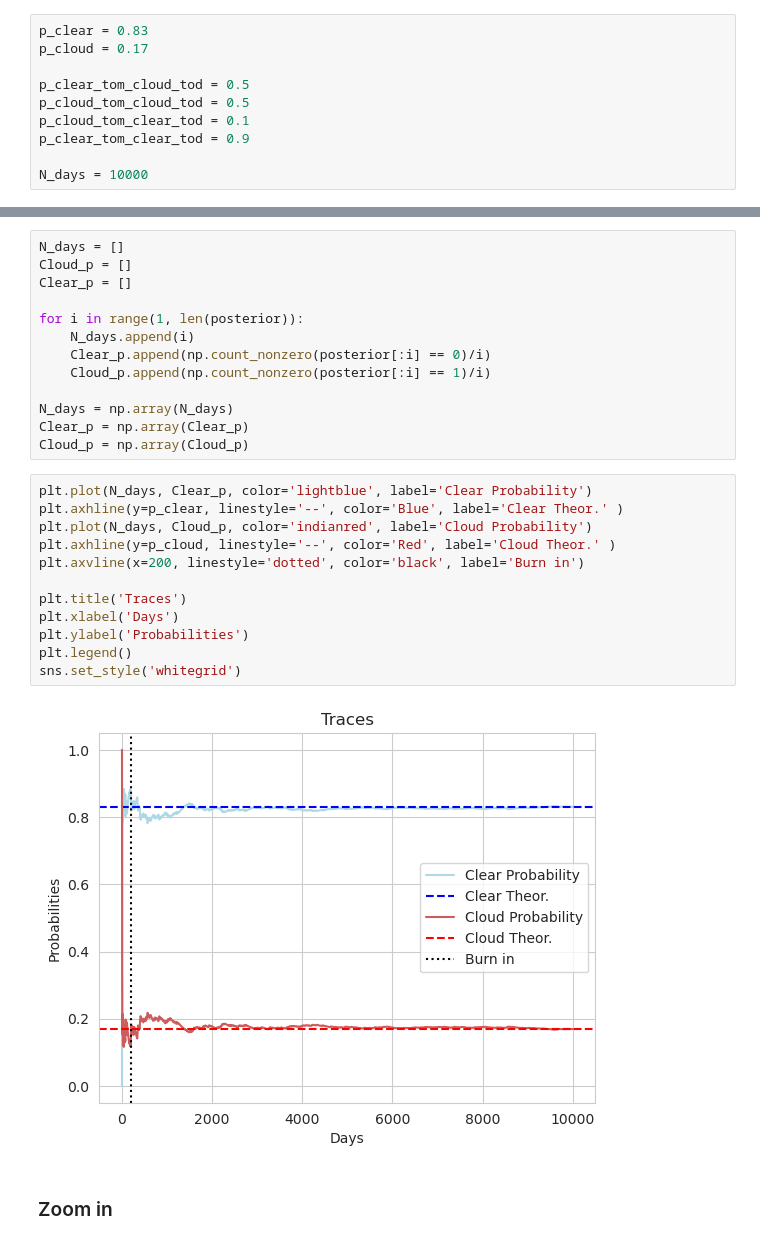
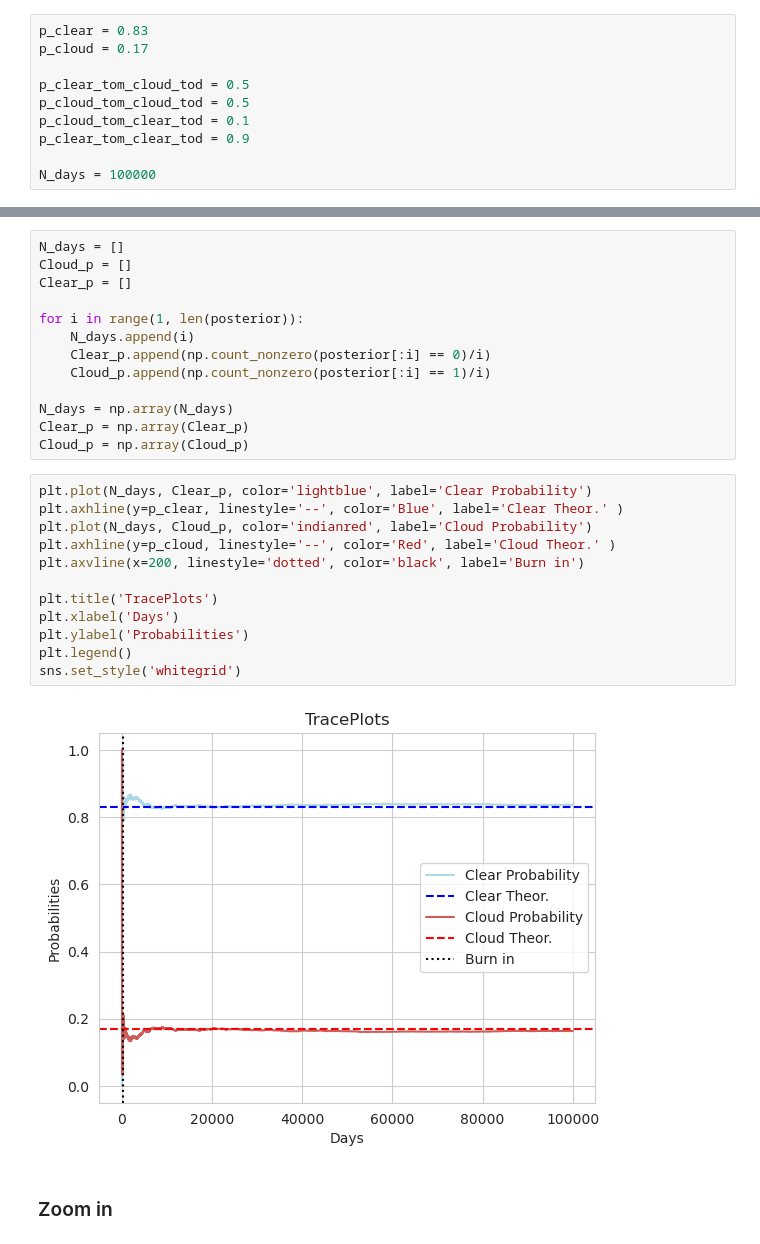
Before and after one commit to SimoneArienti/astrostatistics_bicocca_2024, a Jupyter notebook: working/Ex 09 Telescope Observations.ipynb, the cells around one changed output, grey strips where cells are left out. Drawn from its saved outputs; the diff is of its cells as text.

```diff
--- a/working/Ex 09 Telescope Observations.ipynb
+++ b/working/Ex 09 Telescope Observations.ipynb
@@ -77,7 +77,7 @@ p_cloud_tom_cloud_tod = 0.5
 p_cloud_tom_clear_tod = 0.1
 p_clear_tom_clear_tod = 0.9
 
-N_days = 10000
+N_days = 100000
 # %% [markdown]
 Clear day $\rightarrow$ 0
 
@@ -150,17 +155,17 @@ Cloud_p = np.array(Cloud_p)
 # %%
 plt.plot(N_days, Clear_p, color='lightblue', label='Clear Probability')
 plt.axhline(y=p_clear, linestyle='--', color='Blue', label='Clear Theor.' )
 plt.plot(N_days, Cloud_p, color='indianred', label='Cloud Probability')
 plt.axhline(y=p_cloud, linestyle='--', color='Red', label='Cloud Theor.' )
 plt.axvline(x=200, linestyle='dotted', color='black', label='Burn in')
 
-plt.title('Traces')
+plt.title('TracePlots')
 plt.xlabel('Days')
 plt.ylabel('Probabilities')
 plt.legend()
 sns.set_style('whitegrid')
 # %% [output]
-[figure, old version]
+[figure, new version]
 # %% [markdown]
 ### Zoom in
 # %%
```
Also changed, not shown: parts of 14 cells of this notebook.
